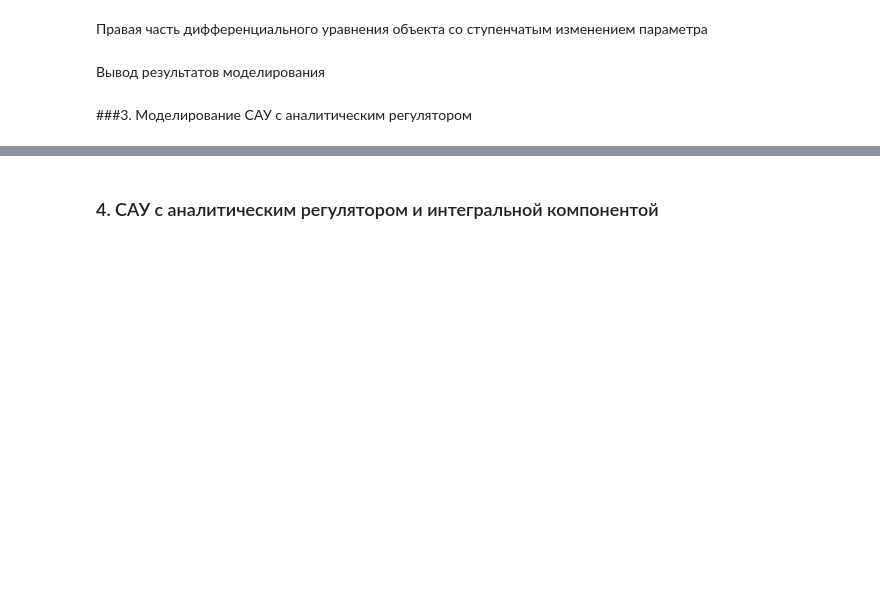
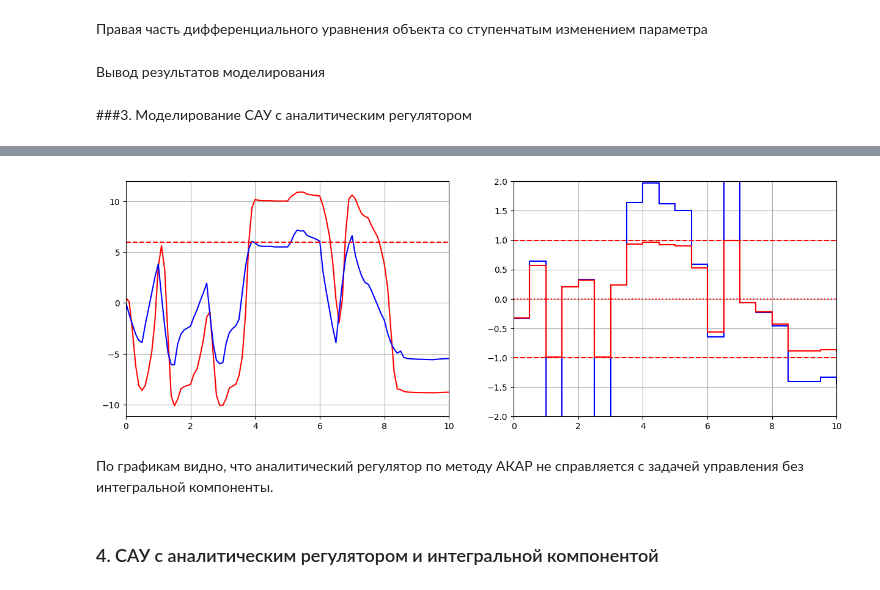
Before and after one commit to sanka-eu/nonlinear_and_adaptive_control_practice, a Jupyter notebook: lab2_akar.ipynb, the cells around one changed output, grey strips where cells are left out. Cells and saved outputs as stored; diff of their text form; code cells hidden in the pictures; blank space fills up the shorter version.

```diff
--- a/lab2_akar.ipynb
+++ b/lab2_akar.ipynb
@@ -120,10 +143,12 @@ def F_with_change(step_time, init_value, finish_value):
     def F_with_control(uc):
         def F_internal(x, t):
             if t > step_time:
-                v = finish_value
+                zeta = finish_value
             else:
-                v = init_value
-            return [ -math.pow(x[0],3) + x[1] + v, -x[1] + uc]
+                zeta = init_value
+            d_dP = 17*x[1] + zeta - 0.1*x[0]**3 + 9*math.sin(4*x[0] - 7) - 6
+            dT = -0.1*x[1]**3 - 2*x[1]*math.cos(5*x[0] + 6) + uc - 1
+            return [d_dP, dT]
 
         return F_internal
     return F_with_control
@@ -158,24 +185,28 @@ class AKAR(digicon_mod.plc.PLC):
 
     def control(self, x, t):
         return self.func(
-            T_1=3.0, P=x[0], dm=x[1], Pd=self.Pd, G=self.G, T_2=1.0, v0=0.0
+            dP=x[0], T=x[1], dP_d=self.Pd
         )
-        #(-3*math.pow(x[0],5) + 2*math.pow(x[0],3) + 3*math.pow(x[0],2)*x[1] - x[0] - x[1] + self.Pd)/self.G # возвращаем последний элемент
+        #0.00333333333333333*T**3 + 0.01*T*dP**2 - 1.2*T*cos(4.0*dP - 7.0) + 0.0666666666666667*T*cos(5.0*dP + 6.0) - 0.0666666666666667*T - 5.88235294117647e-5*dP**5 + 0.00705882352941176*dP**3*cos(4.0*dP - 7.0) + 0.000392156862745098*dP**3 + 0.00529411764705882*dP**2*sin(4.0*dP - 7.0) + 0.00441176470588235*dP**2 - 0.00196078431372549*dP + 0.00196078431372549*dP_d - 0.0352941176470588*sin(4.0*dP - 7.0) - 0.317647058823529*sin(8.0*dP - 14.0) - 0.529411764705882*cos(4.0*dP - 7.0) + 0.00392156862745098 # возвращаем последний элемент
 # %%
-v0_init = 0.0
-v0_finish = 2.0
-change_time = 30
-goal = 0.55
-gain = 3
+v0_init = 4.0
+v0_finish = 23.0
+change_time = 5
+goal = 6
+gain = 30
 step = 0.5
 mod_step = 0.1
-tk = 60
-x0 = [0.3, -0.1]
+tk = 10
+x0 = [0.5, 0.0]
 func_ctrl = F_with_change(change_time,v0_init,v0_finish)
 
 plc = AKAR(goal=goal, gain=gain, dtu=step)
 res = digicon_mod.sim.calculate(func_ctrl, x0, mod_step, tk, plc)
 plot_result(time=res['t'], time_end=tk, x1 = res['x1'], x2 = res['x2'], plc=plc, goal=goal)
+# %% [output]
+[figure, added]
+# %% [markdown]
+По графикам видно, что аналитический регулятор по методу АКАР не справляется с задачей управления без интегральной компоненты.
 # %% [markdown]
 ### 4. САУ с аналитическим регулятором и интегральной компонентой
 # %% [markdown]
```
Also changed, not shown: parts of 5 cells of this notebook.
